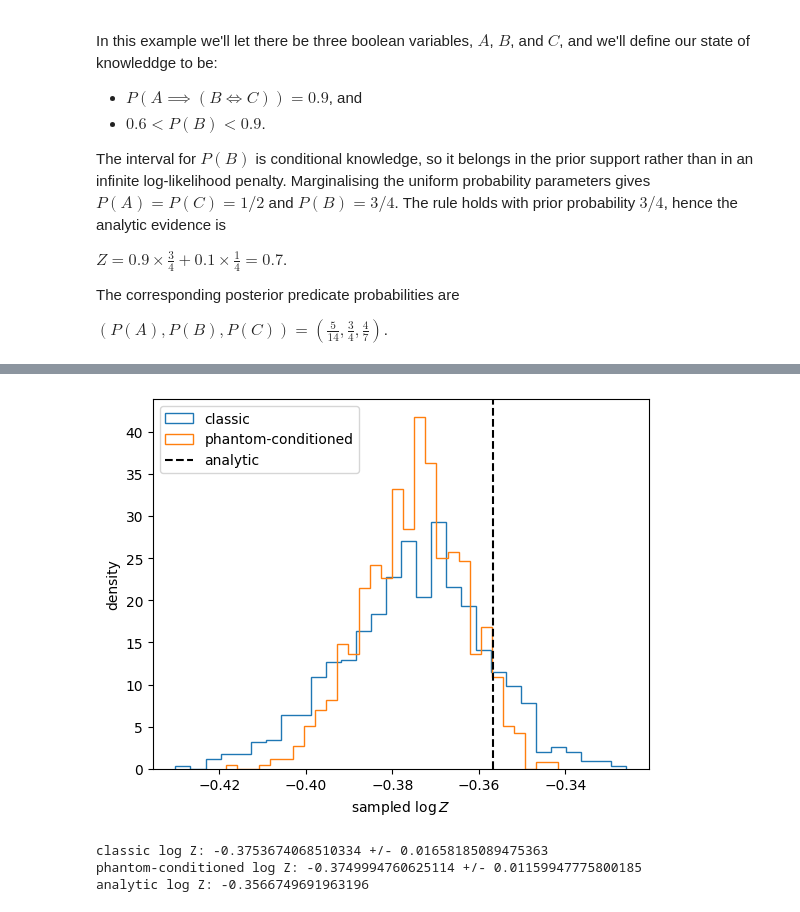
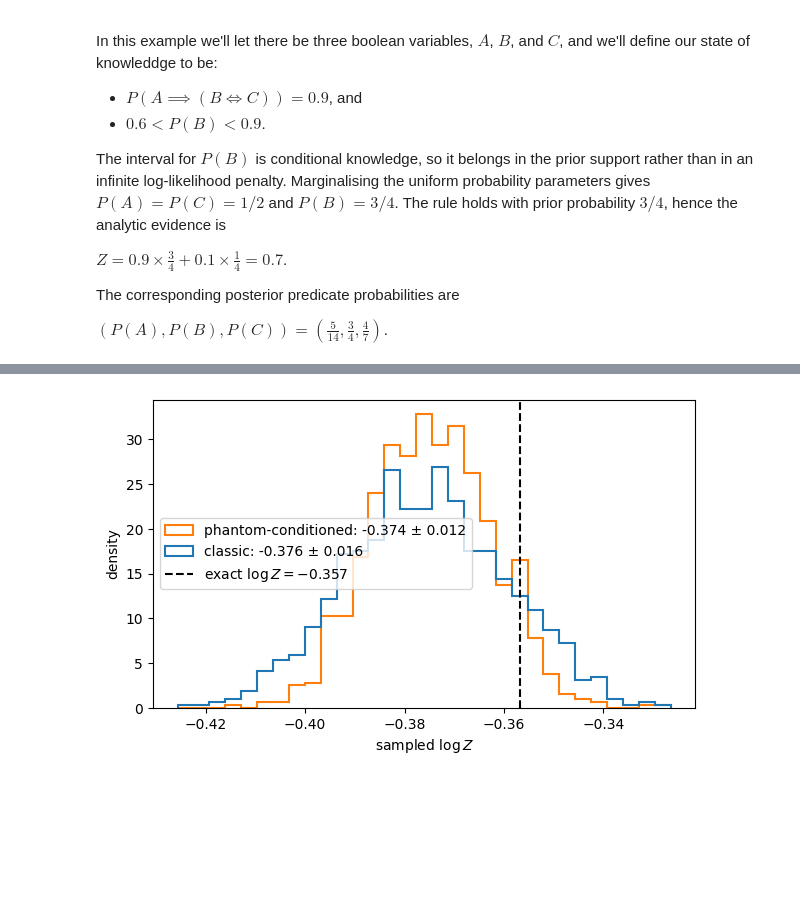
Before and after one commit to Joshuaalbert/jaxns, a Jupyter notebook: docs/examples/plausible_logic.ipynb, the cells around one changed output, grey strips where cells are left out. Saved outputs shown, nothing was run; the diff lists cells and outputs as text; code cells hidden in the pictures; blank space fills up the shorter version.

```diff
--- a/docs/examples/plausible_logic.ipynb
+++ b/docs/examples/plausible_logic.ipynb
@@ -97,61 +97,12 @@ predicates[2]: 0.57 +- 0.5 | 1.0 | 1.0
-# %%
-import matplotlib.pyplot as plt
-
-
-classic_evidence = results.sample_evidence_mc(
-    num_samples=1_000,
-    conditioning="classic",
-    key=random.PRNGKey(4),
-)
-phantom_evidence = results.sample_evidence_mc(
-    num_samples=1_000,
-    conditioning="phantom",
-    key=random.PRNGKey(5),
-)
-
-plt.hist(
-    classic_evidence.log_Z_samples,
-    bins=30,
-    density=True,
-    histtype="step",
-    label="classic",
-)
-plt.hist(
-    phantom_evidence.log_Z_samples,
-    bins=30,
-    density=True,
-    histtype="step",
-    label="phantom-conditioned",
-)
-plt.axvline(
-    float(analytic_log_Z),
-    color="black",
-    linestyle="--",
-    label="analytic",
-)
-plt.xlabel(r"sampled $\log Z$")
-plt.ylabel("density")
-plt.legend()
-plt.show()
-
-print(
-    "classic log Z:",
-    float(classic_evidence.log_Z_mean),
-    "+/-",
-    float(classic_evidence.log_Z_uncert),
-)
-print(
-    "phantom-conditioned log Z:",
-    float(phantom_evidence.log_Z_mean),
-    "+/-",
-    float(phantom_evidence.log_Z_uncert),
-)
-print("analytic log Z:", float(analytic_log_Z))
-# %% [output]
-[figure, removed]
-classic log Z: -0.3753674068510334 +/- 0.01658185089475363
-phantom-conditioned log Z: -0.3749994760625114 +/- 0.01159947775800185
-analytic log Z: -0.3566749691963196
+# %%
+results.plot_evidence(
+    num_samples=1_000,
+    conditionings=("classic", "phantom"),
+    key=random.PRNGKey(4),
+    exact_log_Z=float(analytic_log_Z),
+)
+# %% [output]
+[figure, added]
 # %%
 predicate_probabilities = results.integrate_fn_over_posterior(
     lambda parameters: parameters["predicates"].astype(jnp.float64),
```
Also changed, not shown: parts of 3 cells of this notebook, 12 other files.
